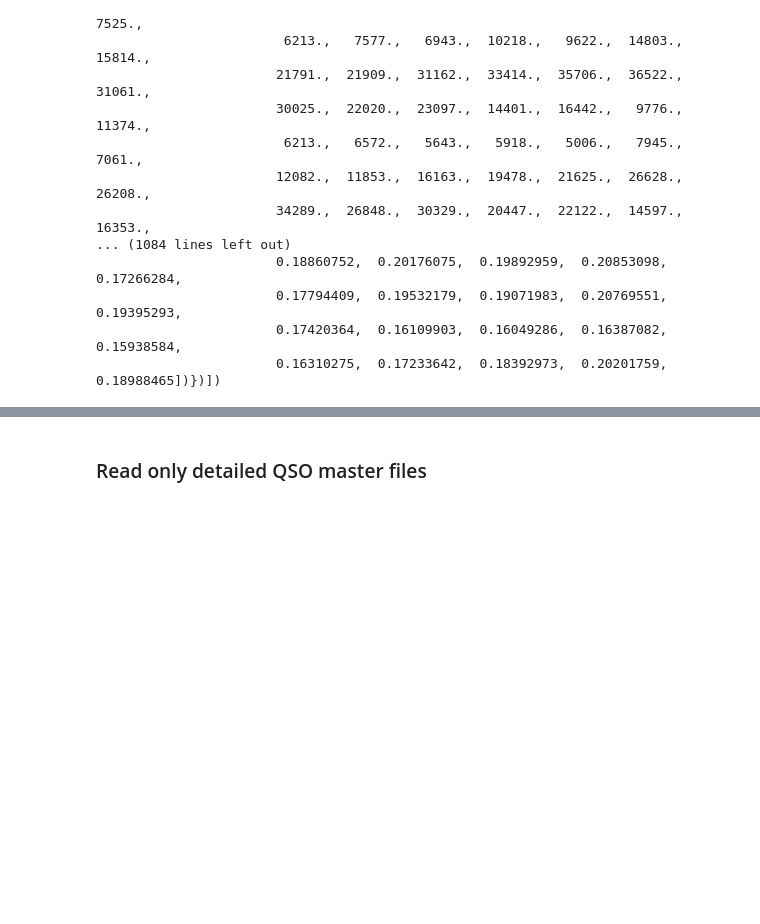
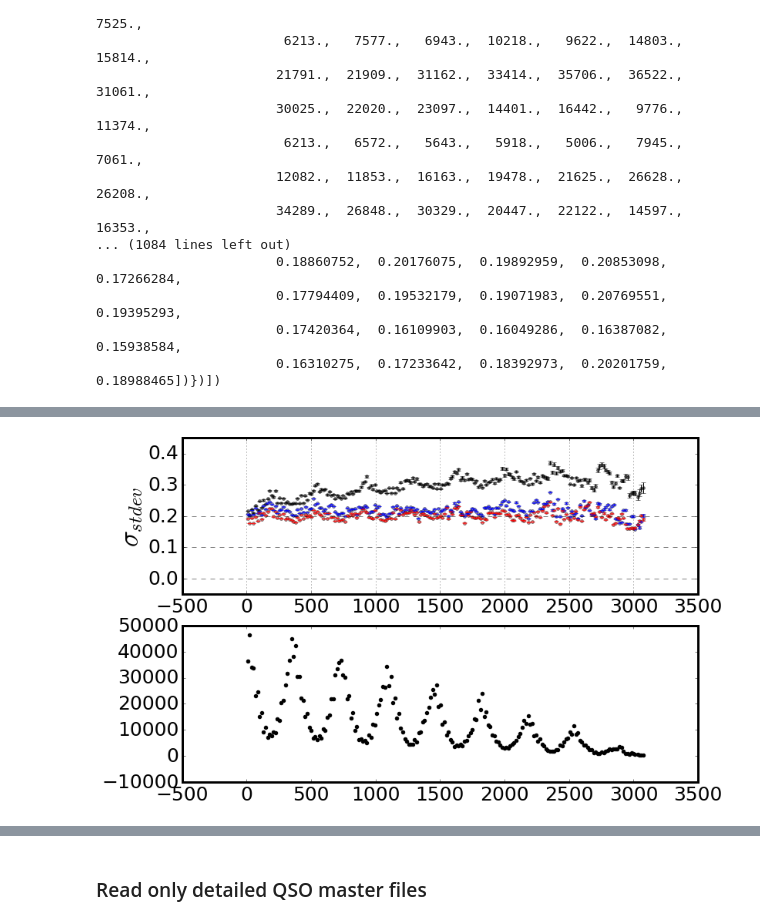
Before and after one commit to suberlak/CRTS_PROJECT, a Jupyter notebook: D_Fig_2_CRTS_sel_r_cut.ipynb, the cells around one changed output, grey strips where cells are left out. Drawn from its saved outputs; the diff is of its cells as text; code cells hidden in the pictures; blank space fills up the shorter version.

```diff
--- a/D_Fig_2_CRTS_sel_r_cut.ipynb
+++ b/D_Fig_2_CRTS_sel_r_cut.ipynb
@@ -626,0 +618,62 @@ Min
+# %%
+# Plot only sigmaG  and number of counts ....
+
+### Take data from the peak and the minimum around 1000 days  (log(t) = 3) .
+# First show the zoom - in , to discern where to zoom ...
+
+%matplotlib inline
+# set all plot parameters
+lh_w   = 1.0  # horizontal line thickness
+lh_st  = '--' # horizontal line style
+lh_al  = 0.5  # horizontal line alpha parameter
+
+# dot size
+p_size = 14 # 7
+p_al   = 0.5
+
+# y limits for sigma, sigma_G, SF panels
+y_top  = 0.45
+y_bott = -0.05
+
+# x limits for ALL PANELS
+x_left = 0.7
+x_right = 3.6
+
+# colors for quasars, blue and red stars
+colors= {}
+colors['qso'] = 'black'
+colors['starsB'] = 'blue'
+colors['starsR']   = 'red'
+
+fig,(ax1, ax2) = plt.subplots(2,1, figsize=(12,8))
+
+
+# Panel 1
+for obj in plot_data.keys() :
+    ax1.scatter(plot_data[obj]['meanTau'], plot_data[obj]['stdev'], s=p_size,
+                    alpha=p_al, c = colors[obj])
+    errStdev = plot_data[obj]['stdev'] / np.sqrt(2.0*(plot_data[obj]['binCount'] - 1.0))
+    ax1.errorbar(plot_data[obj]['meanTau'], plot_data[obj]['stdev'],errStdev,
+                   linestyle='None', c = colors[obj]  )
+
+ax1.set_ylabel(r'$\sigma_{stdev}$') # ,fontsize=20
+#ax.tick_params( axis='x', which='both',  bottom='off',
+#                top='off', labelbottom='off')
+ax1.set_ylim(bottom=y_bott, top=y_top)
+#ax.set_xlim(left=x_left, right=x_right)
+ax1.set_yticks([0,0.1,0.2,0.3,0.4])
+ax1.set_yticklabels(['0.0','0.1', '0.2', '0.3', '0.4'])
+ax1.axhline(y=0.0, color='black', lw=lh_w, ls=lh_st,alpha=lh_al)
+ax1.axhline(y=0.1, color='black', lw=lh_w, ls=lh_st,alpha=lh_al)
+ax1.axhline(y=0.2, color='black', lw=lh_w, ls=lh_st,alpha=lh_al)
+ax1.grid(axis='x')
+
+obj = 'qso'
+ax2.scatter(plot_data[obj]['meanTau'], plot_data[obj]['binCount'], c='black')
+
+#ax.axvspan(2.93, 3.0,  color='orange',alpha=0.5)
+#ax.axvspan(2.82,2.9, color='green',alpha=0.5)
+#ax.axvspan(2.69,2.77, color='magenta', alpha=0.5)
+plt.savefig(outDir + 'Fig_2_'+str(Min)+'-'+str(Max)+'_stdev_counts.png')
+# %% [output]
+[figure, added]
```
Also changed, not shown: parts of 11 cells of this notebook, 1 other file.
